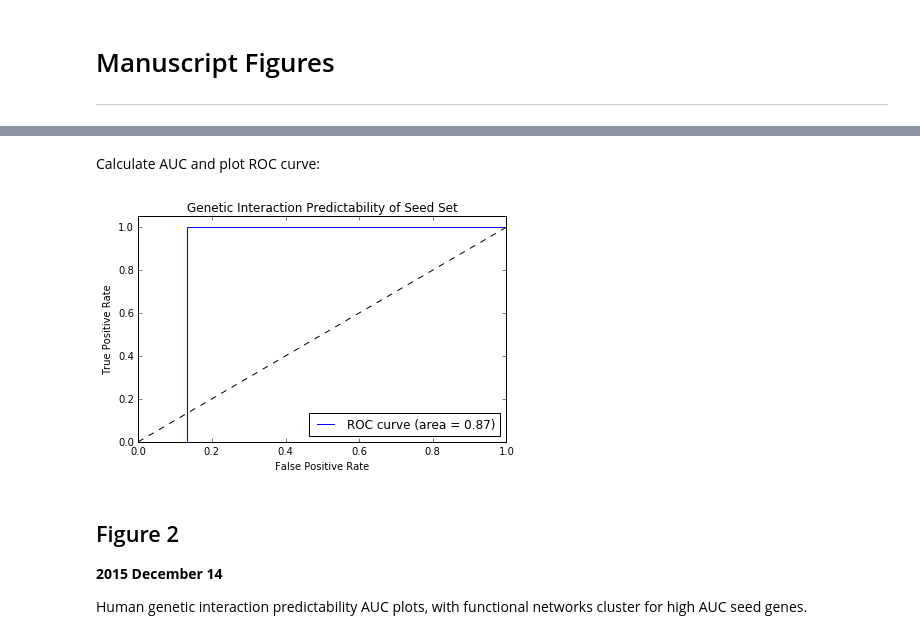
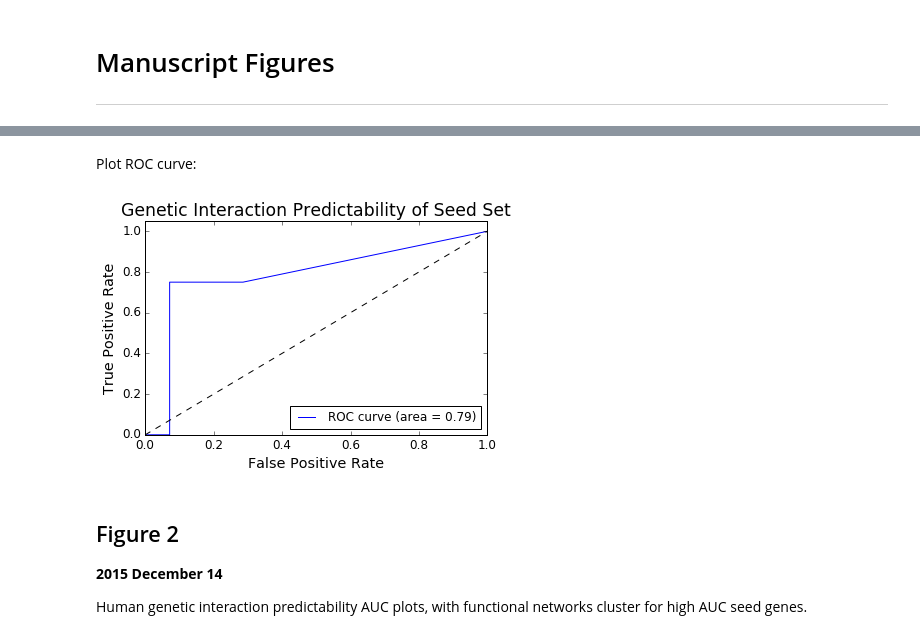
Before and after one commit to jon-young/genetic_interact, a Jupyter notebook: doc/Manuscript Figures.ipynb, the cells around one changed output, grey strips where cells are left out. Saved outputs shown, nothing was run; the diff lists cells and outputs as text; code cells hidden in the pictures.

Commit message:
Updates to Figure 1

```diff
--- a/doc/Manuscript Figures.ipynb
+++ b/doc/Manuscript Figures.ipynb
@@ -40,2 +34,0 @@ trueLabels = np.array([0, 1, 1, 1, 0] + 13*[0])
-# %% [markdown]
-Calculate AUC and plot ROC curve:
@@ -45,18 +35,30 @@ rocauc = metrics.auc(fpr, tpr)
+# %%
+G = nx.read_weighted_edgelist('Figure 1 edgelist.csv', delimiter=',')
+A = nx.to_pandas_dataframe(G)
+seeds = ['gene A', 'gene B', 'gene C', 'gene M']
+llsSum = A.loc[seeds,:].sum(axis=0)
+trueLabels = pd.Series([0]*llsSum.size, index=llsSum.index)
+trueLabels.loc[seeds] = 1
+fpr, tpr, thresholds = metrics.roc_curve(trueLabels.values, llsSum.values)
+rocauc = metrics.auc(fpr, tpr)
+# %% [markdown]
+Plot ROC curve:
 # %%
 plt.figure()
 plt.plot(fpr, tpr, label='ROC curve (area = %0.2f)' %rocauc)
 plt.plot([0,1], [0,1], 'k--')
 plt.xlim([0.0, 1.0])
 plt.ylim([0.0, 1.05])
-plt.xlabel('False Positive Rate')
-plt.ylabel('True Positive Rate')
-plt.title('Genetic Interaction Predictability of Seed Set')
+plt.xlabel('False Positive Rate', fontsize='x-large')
+plt.ylabel('True Positive Rate', fontsize='x-large')
+plt.title('Genetic Interaction Predictability of Seed Set', fontsize='xx-large')
+plt.tick_params(labelsize='large')
 plt.legend(loc="lower right")
 plt.tight_layout()
 plt.savefig('Figure 1 ROC.svg')
 plt.show()
 # %% [output]
-[figure, old version]
+[figure, new version]
 # %% [markdown]
 ## Figure 2
 
```
Also changed, not shown: parts of 44 cells of this notebook.
